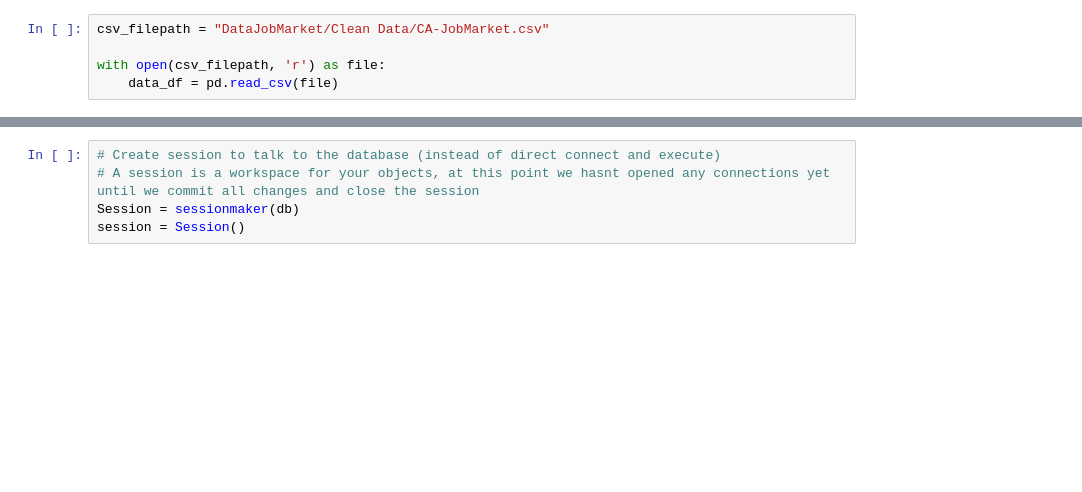
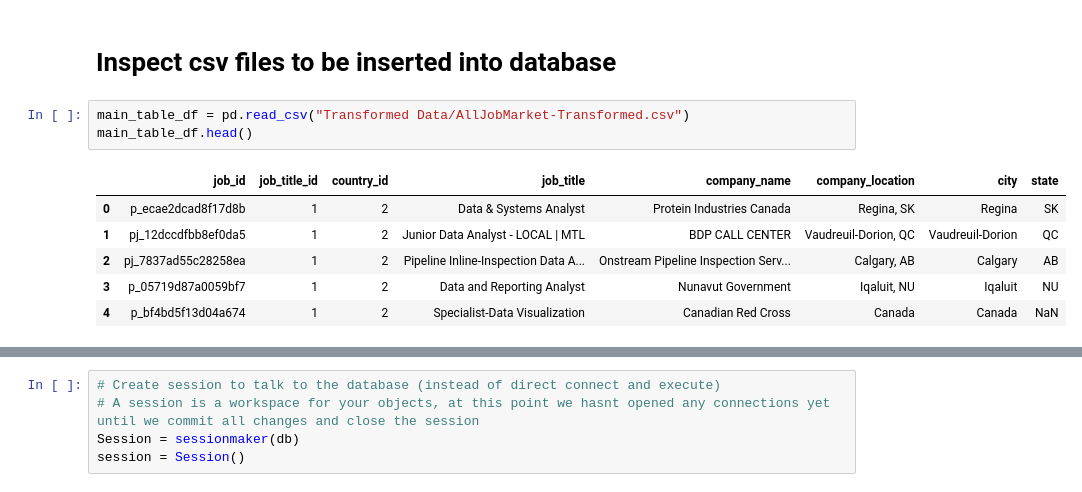
Before and after one commit to angmay/DataJobMarket, a Jupyter notebook: Load.ipynb, the cells around one changed output, grey strips where cells are left out. Saved outputs shown, nothing was run; the diff lists cells and outputs as text; blank space fills up the shorter version.

```diff
--- a/Load.ipynb
+++ b/Load.ipynb
@@ -14,5 +26,12 @@ from sqlalchemy.orm import sessionmaker
-# %%
-csv_filepath = "DataJobMarket/Clean Data/CA-JobMarket.csv"
-
-with open(csv_filepath, 'r') as file:
-    data_df = pd.read_csv(file)
+# %% [markdown]
+# Inspect csv files to be inserted into database
+# %%
+main_table_df = pd.read_csv("Transformed Data/AllJobMarket-Transformed.csv")
+main_table_df.head()
+# %% [output]
+|  | job_id | job_title_id | country_id | job_title | company_name | company_location | city | state |
+| 0 | p_ecae2dcad8f17d8b | 1 | 2 | Data & Systems Analyst | Protein Industries Canada | Regina, SK | Regina | SK |
+| 1 | pj_12dccdfbb8ef0da5 | 1 | 2 | Junior Data Analyst - LOCAL | MTL | BDP CALL CENTER | Vaudreuil-Dorion, QC | Vaudreuil-Dorion | QC |
+| 2 | pj_7837ad55c28258ea | 1 | 2 | Pipeline Inline-Inspection Data A... | Onstream Pipeline Inspection Serv... | Calgary, AB | Calgary | AB |
+| 3 | p_05719d87a0059bf7 | 1 | 2 | Data and Reporting Analyst | Nunavut Government | Iqaluit, NU | Iqaluit | NU |
+| 4 | p_bf4bd5f13d04a674 | 1 | 2 | Specialist-Data Visualization | Canadian Red Cross | Canada | Canada | NaN |
```
Also changed, not shown: parts of 27 cells of this notebook.
